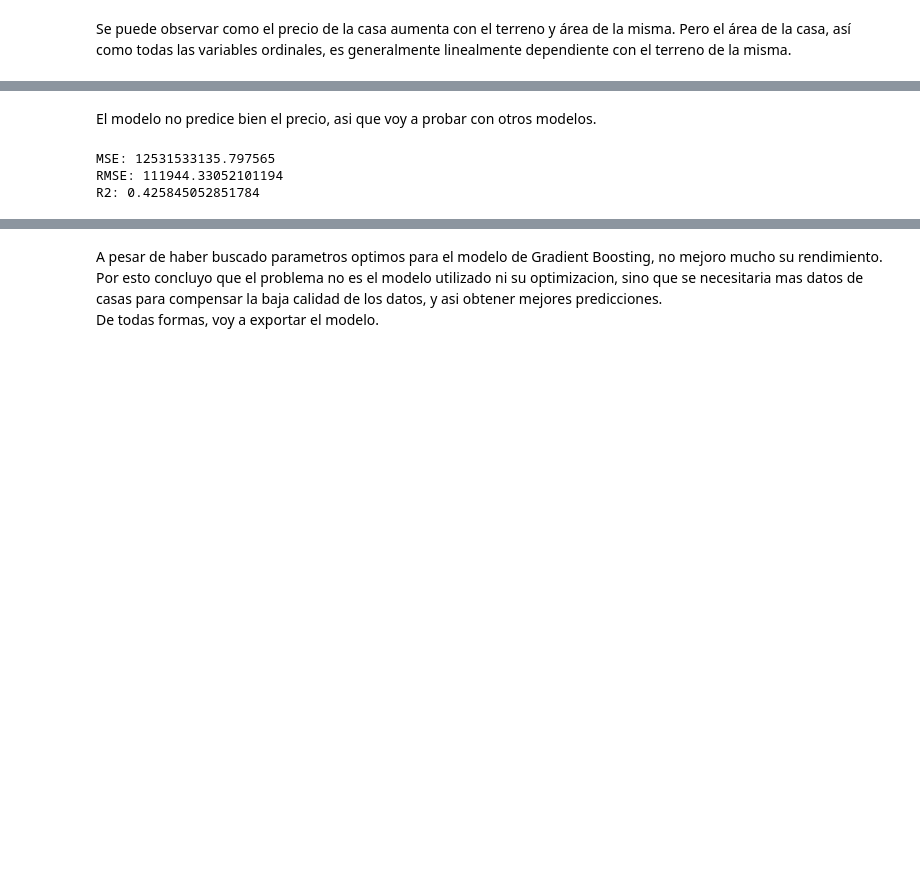
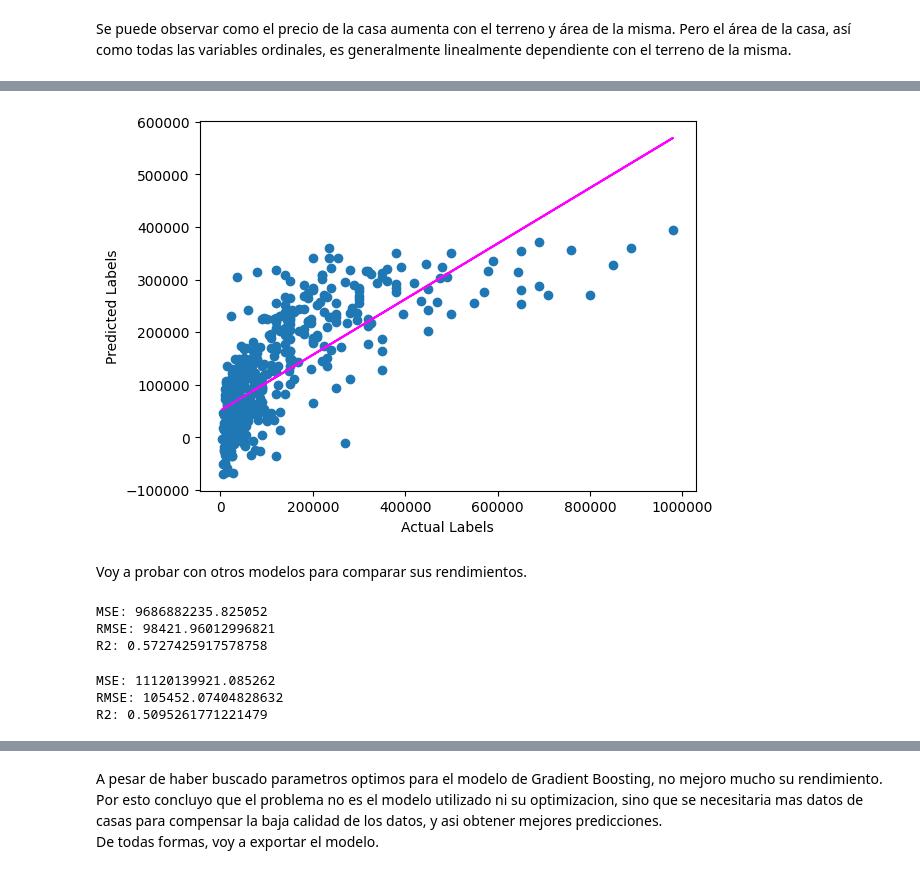
Before and after one commit to jmartinelena/propiedades-venezuela, a Jupyter notebook: machine_learning.ipynb, the cells around one changed output, grey strips where cells are left out. Drawn from its saved outputs; the diff is of its cells as text; code cells hidden in the pictures; blank space fills up the shorter version.

```diff
--- a/machine_learning.ipynb
+++ b/machine_learning.ipynb
@@ -187,0 +243,4 @@ from sklearn.preprocessing import StandardScaler, OneHotEncoder
+# %%
+house_numeric_features = ['Terreno']
+houses_ordinal_features = ['Dormitorios']
+houses_categorical_features = ['Estilo']
@@ -188,8 +265,4 @@ from sklearn.preprocessing import StandardScaler, OneHotEncoder
 # %%
-houses2 = houses.copy()
+houses2 = houses
 # %%
 houses = houses2
-# %%
-house_numeric_features = ['Área Privada', 'Terreno']
-houses_ordinal_features = ['Dormitorios', 'Puestos De Estacionamiento']
-houses_categorical_features = ['Ciudad']
@@ -231,6 +295,6 @@ Label:
 from sklearn.model_selection import train_test_split
 # %%
 # Separo en dataframes de entrenamiento y verificacion
-x_houses_train, x_houses_test, y_houses_train, y_houses_test = train_test_split(x_houses, y_houses, test_size=0.3, random_state=69)
+x_houses_train, x_houses_test, y_houses_train, y_houses_test = train_test_split(x_houses, y_houses, test_size=0.2, random_state=69)
 print(f"Training set: {x_houses_train.shape[0]} filas\nTest set: {x_houses_test.shape[0]} filas")
 # %% [output]
@@ -279,3 +346,14 @@ R2: 0.425318044151318
-# %% [markdown]
-El modelo no predice bien el precio, asi que voy a probar con otros modelos.
+# %%
+plt.scatter(y_houses_test, houses_predictions)
+plt.xlabel('Actual Labels')
+plt.ylabel('Predicted Labels')
+z = np.polyfit(y_houses_test, houses_predictions, 1)
+p = np.poly1d(z)
+plt.plot(y_houses_test,p(y_houses_test), color='magenta')
+plt.gca().ticklabel_format(style='plain')
+plt.show()
+# %% [output]
+[figure, added]
+# %% [markdown]
+Voy a probar con otros modelos para comparar sus rendimientos.
 # %%
@@ -283,5 +361,5 @@ from sklearn.linear_model import Lasso
 # %%
-model = Lasso(max_iter=12000).fit(x_houses_train_, y_houses_train)
+model = Lasso(max_iter=18000).fit(x_houses_train_, y_houses_train)
 
 houses_predictions = model.predict(x_houses_test_)
 
@@ -294,9 +372,26 @@ print("RMSE:", rmse)
 r2 = r2_score(y_houses_test, houses_predictions)
 print("R2:", r2)
 # %% [output]
-MSE: 12531533135.797565
-RMSE: 111944.33052101194
-R2: 0.425845052851784
+MSE: 9686882235.825052
+RMSE: 98421.96012996821
+R2: 0.5727425917578758
+# %%
+model = ElasticNet().fit(x_houses_train_, y_houses_train)
+
+houses_predictions = model.predict(x_houses_test_)
+
+mse = mean_squared_error(y_houses_test, houses_predictions)
+print("MSE:", mse)
+
+rmse = np.sqrt(mse)
+print("RMSE:", rmse)
+
+r2 = r2_score(y_houses_test, houses_predictions)
+print("R2:", r2)
+# %% [output]
+MSE: 11120139921.085262
+RMSE: 105452.07404828632
+R2: 0.5095261771221479
 # %%
 from sklearn.ensemble import RandomForestRegressor
 # %%
```
Also changed, not shown: parts of 60 cells of this notebook, 1 other file.
